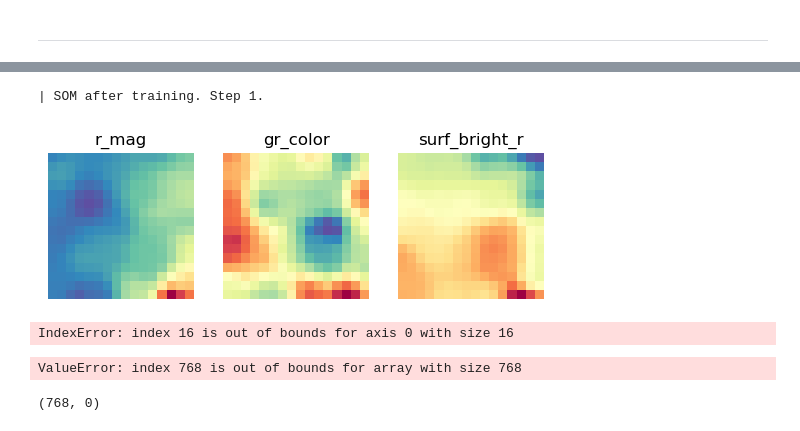
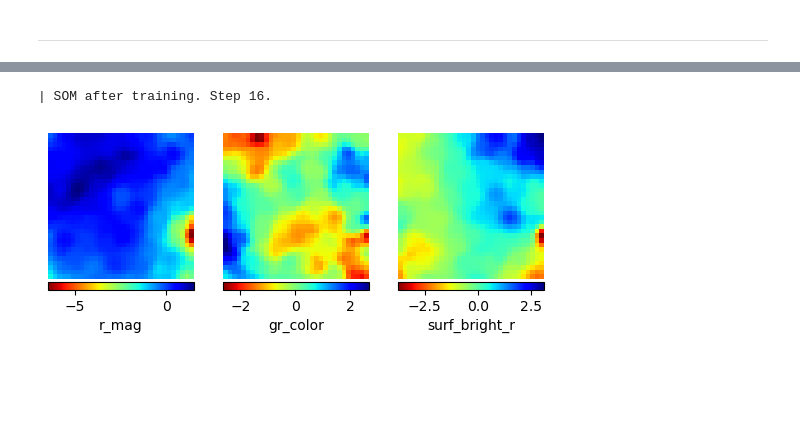
Before and after one commit to lsajkov/strw_mpdg, a Jupyter notebook: build_som.ipynb, the cells around one changed output, grey strips where cells are left out. Saved outputs shown, nothing was run; the diff lists cells and outputs as text; code cells hidden in the pictures; blank space fills up the shorter version.

```diff
--- a/build_som.ipynb
+++ b/build_som.ipynb
@@ -221,7 +221,7 @@ for variable in input_data.keys():
     normalized_input_data[variable] -= normalization_params[variable]['mean']
     normalized_input_data[variable] /= normalization_params[variable]['std']
 # %%
-SOM = SelfOrganizingMap([16, 16],
+SOM = SelfOrganizingMap([32, 32],
                         initialization = 'pca')
 
 SOM.load_data(normalized_input_data,
@@ -233,14 +233,17 @@ SOM.build_SOM()
 # %%
 SOM.data_statistics()
 
-print(f'\n| Initial SOM. Step 0. Initializaton: {SOM.initialization}.')
+print(f'\n| Initial SOM. Step {SOM.step}. Initializaton: {SOM.initialization}.')
 fig = plt.figure()
 for i, name in enumerate(SOM.variable_names):
     ax = fig.add_subplot(1, 3, i + 1)
-    ax.imshow(SOM.weights_map[..., i], origin = 'lower', cmap = 'Spectral')
-    ax.set_title(SOM.variable_names[i],
-                 fontsize = 12)
+    imsh = ax.imshow(SOM.weights_map[..., i], origin = 'lower', cmap = 'jet_r')
+    # ax.set_title(SOM.variable_names[i],
+    #              fontsize = 12)
     ax.axis('off')
+    fig.colorbar(mappable = imsh, ax = ax,
+                 label = SOM.variable_names[i], location = 'bottom',
+                 pad = 0.01)
 # %% [output]
 | Data statistics
 stat    r_mag   gr_color        surf_bright_r
@@ -254,2 +257,3 @@ std     1.000   1.000   1.000
 # %%
-SOM.train(debug_max_steps = 1)
+SOM.train(debug_max_steps = 1,
+          error_thresh = 1)
@@ -256,28 +278,16 @@ SOM.train(debug_max_steps = 1)
 # %%
 print(f'| SOM after training. Step {SOM.step}.')
 fig = plt.figure()
 for i, name in enumerate(SOM.variable_names):
     ax = fig.add_subplot(1, 3, i + 1)
-    ax.imshow(SOM.weights_map[..., i], origin = 'lower', cmap = 'Spectral')
-    ax.set_title(SOM.variable_names[i],
-                 fontsize = 12)
+    imsh = ax.imshow(SOM.weights_map[..., i], origin = 'lower', cmap = 'jet_r')
+    # ax.set_title(SOM.variable_names[i],
+    #              fontsize = 12)
     ax.axis('off')
+
+    fig.colorbar(mappable = imsh, ax = ax,
+                 label = SOM.variable_names[i], location = 'bottom',
+                 pad = 0.01)
 # %% [output]
-| SOM after training. Step 1.
+| SOM after training. Step 16.
-[figure, old version]
+[figure, new version]
-# %%
-empty_mask = np.full_like(SOM.weights_map, True)
-iteration_map = np.nditer(SOM.bmu_indices, flags = ['multi_index'])
-for _ in iteration_map:
-    if iteration_map.multi_index in SOM.bmu_indices:
-        empty_mask[*iteration_map.multi_index] = False
-# %% [output]
-IndexError: index 16 is out of bounds for axis 0 with size 16
-# %%
-np.unravel_index(iteration_map.multi_index, np.shape(empty_mask))
-# %% [output]
-ValueError: index 768 is out of bounds for array with size 768
-# %%
-iteration_map.multi_index
-# %% [output]
-(768, 0)
```
Also changed, not shown: parts of 36 cells of this notebook, 2 other files.
